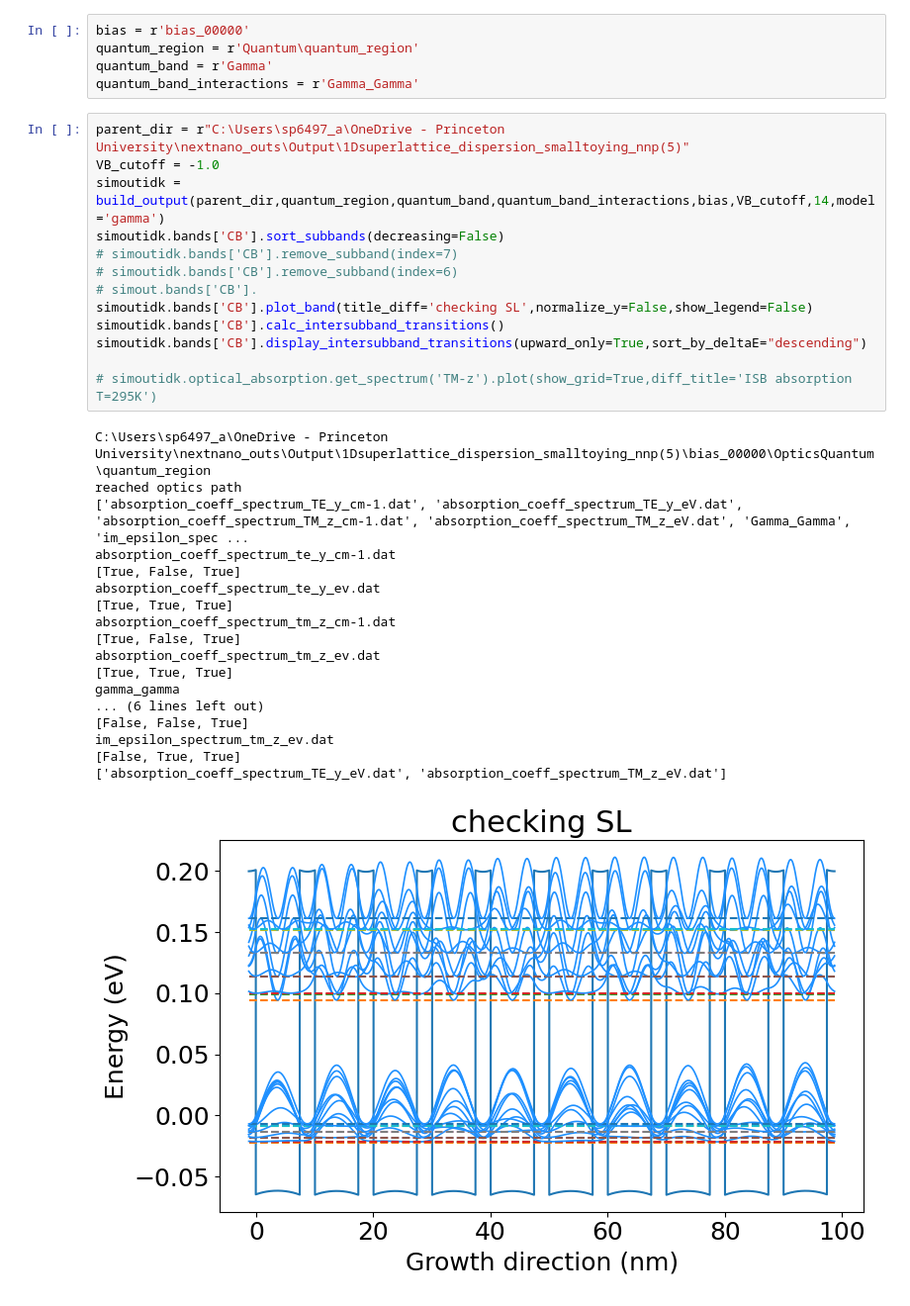
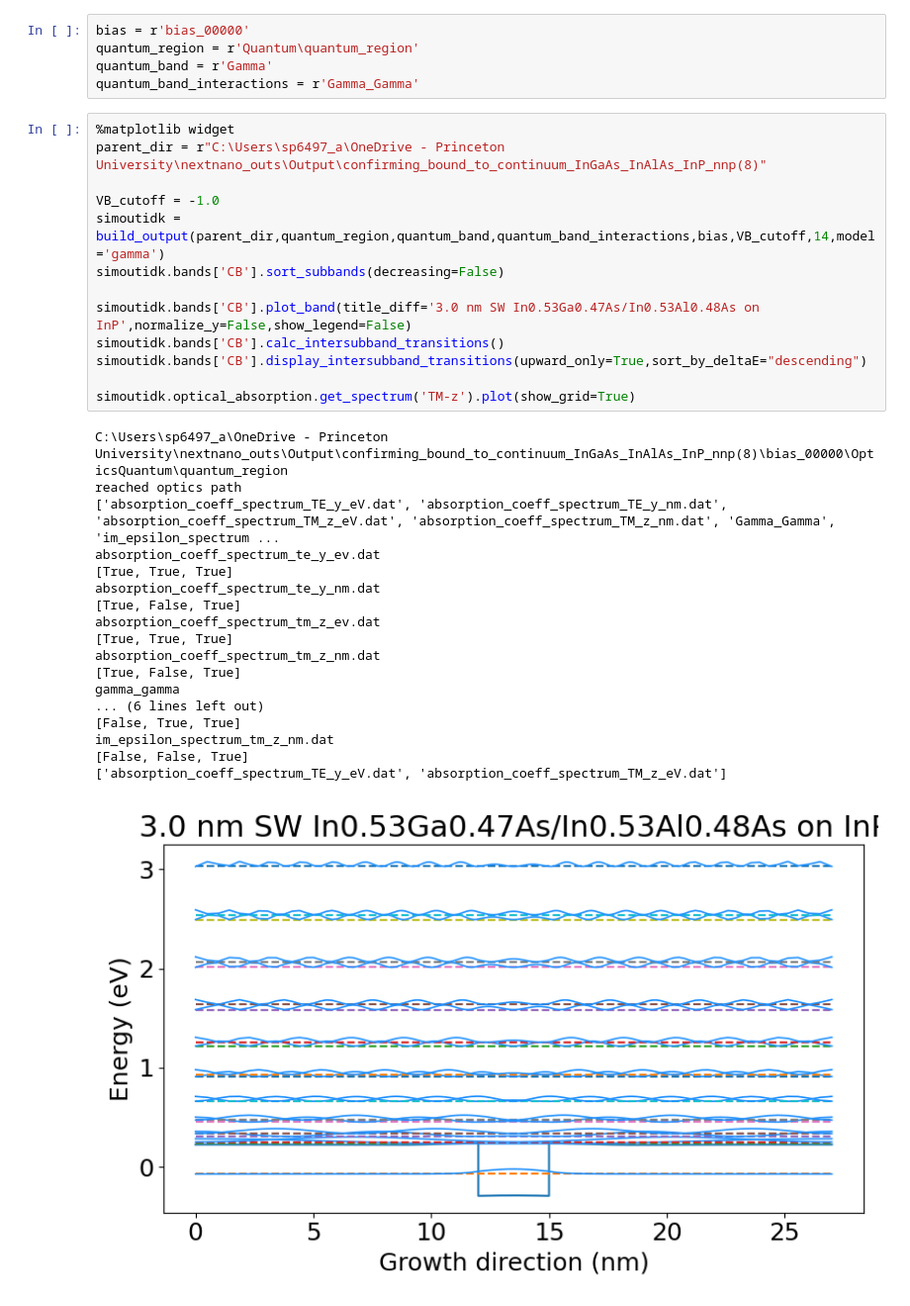
Before and after one commit to sherpsss/nextnanopy_projects, a Jupyter notebook: AlGaAsGaAsSL/AlGaAsGaAsSL.ipynb, the cells around one changed output. Shown at 99% size. Drawn from its saved outputs; the diff is of its cells as text.

Commit message:
status before LDOS plotting capability

```diff
--- a/AlGaAsGaAsSL/AlGaAsGaAsSL.ipynb
+++ b/AlGaAsGaAsSL/AlGaAsGaAsSL.ipynb
@@ -21,37 +21,37 @@ quantum_region = r'Quantum\quantum_region'
 quantum_band = r'Gamma'
 quantum_band_interactions = r'Gamma_Gamma'
 # %%
-parent_dir = r"C:\Users\sp6497_a\OneDrive - Princeton University\nextnano_outs\Output\1Dsuperlattice_dispersion_smalltoying_nnp(5)"
+%matplotlib widget
+parent_dir = r"C:\Users\sp6497_a\OneDrive - Princeton University\nextnano_outs\Output\confirming_bound_to_continuum_InGaAs_InAlAs_InP_nnp(8)"
+
 VB_cutoff = -1.0
 simoutidk = build_output(parent_dir,quantum_region,quantum_band,quantum_band_interactions,bias,VB_cutoff,14,model='gamma')
 simoutidk.bands['CB'].sort_subbands(decreasing=False)
-# simoutidk.bands['CB'].remove_subband(index=7)
-# simoutidk.bands['CB'].remove_subband(index=6)
-# simout.bands['CB'].
-simoutidk.bands['CB'].plot_band(title_diff='checking SL',normalize_y=False,show_legend=False)
+
+simoutidk.bands['CB'].plot_band(title_diff='3.0 nm SW In0.53Ga0.47As/In0.53Al0.48As on InP',normalize_y=False,show_legend=False)
 simoutidk.bands['CB'].calc_intersubband_transitions()
 simoutidk.bands['CB'].display_intersubband_transitions(upward_only=True,sort_by_deltaE="descending")
 
-# simoutidk.optical_absorption.get_spectrum('TM-z').plot(show_grid=True,diff_title='ISB absorption T=295K')
+simoutidk.optical_absorption.get_spectrum('TM-z').plot(show_grid=True)
 # %% [output]
-C:\Users\sp6497_a\OneDrive - Princeton University\nextnano_outs\Output\1Dsuperlattice_dispersion_smalltoying_nnp(5)\bias_00000\OpticsQuantum\quantum_region
+C:\Users\sp6497_a\OneDrive - Princeton University\nextnano_outs\Output\confirming_bound_to_continuum_InGaAs_InAlAs_InP_nnp(8)\bias_00000\OpticsQuantum\quantum_region
 reached optics path
-['absorption_coeff_spectrum_TE_y_cm-1.dat', 'absorption_coeff_spectrum_TE_y_eV.dat', 'absorption_coeff_spectrum_TM_z_cm-1.dat', 'absorption_coeff_spectrum_TM_z_eV.dat', 'Gamma_Gamma', 'im_epsilon_spec ...
-absorption_coeff_spectrum_te_y_cm-1.dat
-[True, False, True]
+['absorption_coeff_spectrum_TE_y_eV.dat', 'absorption_coeff_spectrum_TE_y_nm.dat', 'absorption_coeff_spectrum_TM_z_eV.dat', 'absorption_coeff_spectrum_TM_z_nm.dat', 'Gamma_Gamma', 'im_epsilon_spectrum ...
 absorption_coeff_spectrum_te_y_ev.dat
 [True, True, True]
-absorption_coeff_spectrum_tm_z_cm-1.dat
+absorption_coeff_spectrum_te_y_nm.dat
 [True, False, True]
 absorption_coeff_spectrum_tm_z_ev.dat
 [True, True, True]
+absorption_coeff_spectrum_tm_z_nm.dat
+[True, False, True]
 gamma_gamma
 ... (6 lines left out)
+[False, True, True]
+im_epsilon_spectrum_tm_z_nm.dat
 [False, False, True]
-im_epsilon_spectrum_tm_z_ev.dat
-[False, True, True]
 ['absorption_coeff_spectrum_TE_y_eV.dat', 'absorption_coeff_spectrum_TM_z_eV.dat']
-[figure, old version]
+[figure, new version]
 Intersubband transition energies — CB
 -----------------------------------------------------
  i → j | ΔE (eV)
```
Also changed, not shown: parts of 2 cells of this notebook, 1 other file.
